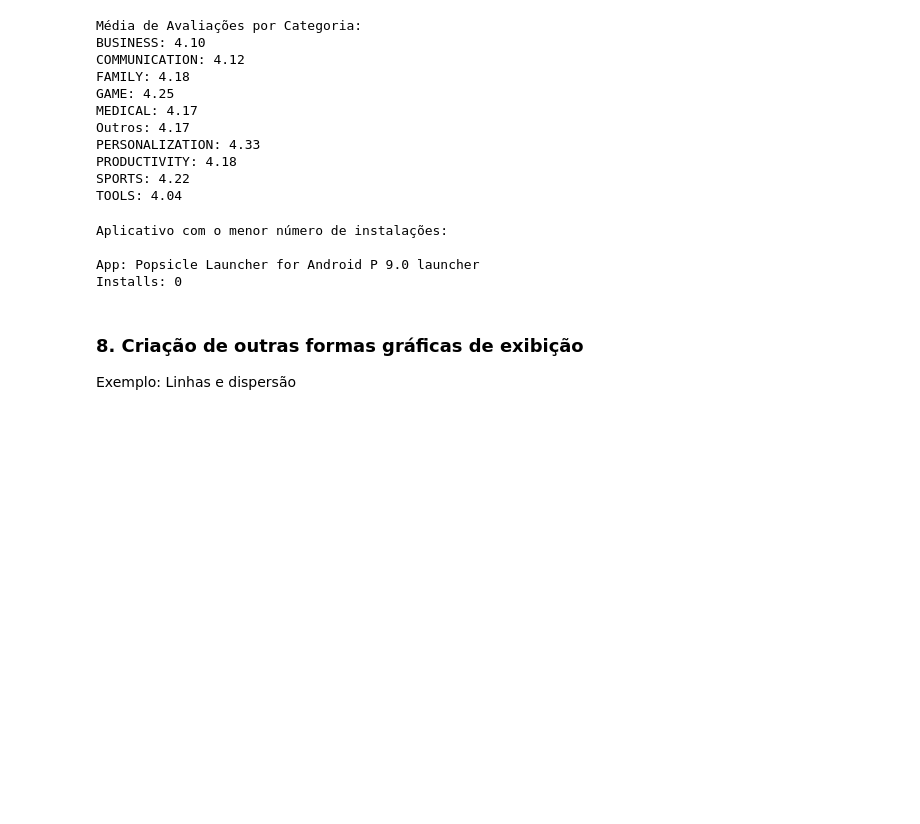
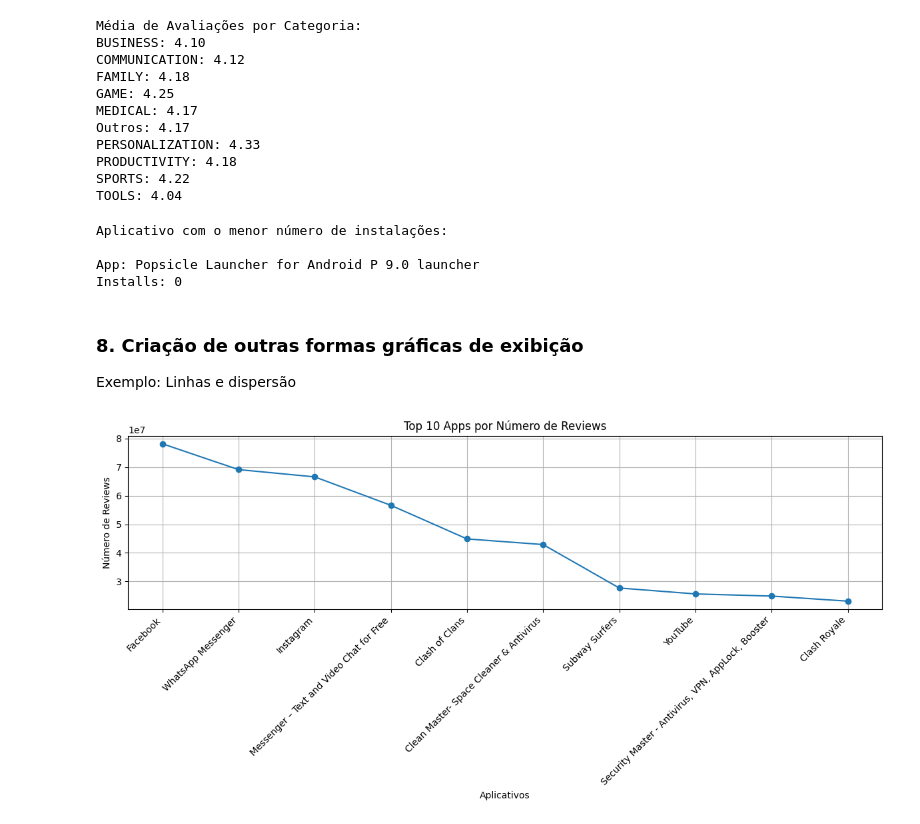
Before and after one commit to mayaramog/compassUOLmayara, a Jupyter notebook: Sprint3/Desafio/desafio1.ipynb, the cells around one changed output. Saved outputs shown, nothing was run; the diff lists cells and outputs as text; code cells hidden in the pictures; blank space fills up the shorter version.

```diff
--- a/Sprint3/Desafio/desafio1.ipynb
+++ b/Sprint3/Desafio/desafio1.ipynb
@@ -200,16 +200,16 @@ SPORTS: 4.22
 TOOLS: 4.04
 # %%
 """
-Formato de valor.
+2. Formato de valor.
 
 Imprime o App com o menor número de instalações.
 
 """
-# Garantir que a coluna 'Installs' está no formato string
+# Garantir que a coluna Installs está no formato string
 df['Installs'] = df['Installs'].astype(str)
 
-# Converter a coluna 'Installs' para um formato numérico removendo sinais de '+' e ',' e convertendo para inteiro
-df['Installs'] = df['Installs'].str.replace(',', '').str.replace('+', '').astype(int)
+# Remove caracteres como "+" e "," para a conversão
+df["Installs"] = df["Installs"].str.replace("[+,]", "", regex=True)
 
 # Encontrar o aplicativo com o menor número de instalações
 min_installs_app = df.loc[df['Installs'].idxmin()]
@@ -226,3 +226,26 @@ Installs: 0
 # %% [markdown]
 ### 8. Criação de outras formas gráficas de exibição
 Exemplo: Linhas e dispersão
+# %%
+"""Gráfico de linhas da Etapa 6."""
+# Convertendo a coluna Reviews para inteiros
+df['Reviews'] = df['Reviews'].astype(int)
+
+# Remover duplicatas com base na coluna App
+df = df.drop_duplicates(subset='App')
+
+# Selecionando os top 10 apps por número de reviews
+top10reviews = df.nlargest(10, 'Reviews')
+
+# Criando o gráfico de linha para os top 10 apps por número de reviews
+plt.figure(figsize=(12, 6))
+plt.plot(top10reviews['App'], top10reviews['Reviews'], marker='o', linestyle='-')
+plt.title("Top 10 Apps por Número de Reviews")
+plt.xlabel("Aplicativos")
+plt.ylabel("Número de Reviews")
+plt.xticks(rotation=45, ha="right")
+plt.grid(True)
+plt.tight_layout()
+plt.show()
+# %% [output]
+[figure, added]
```
Also changed, not shown: parts of 7 cells of this notebook.
